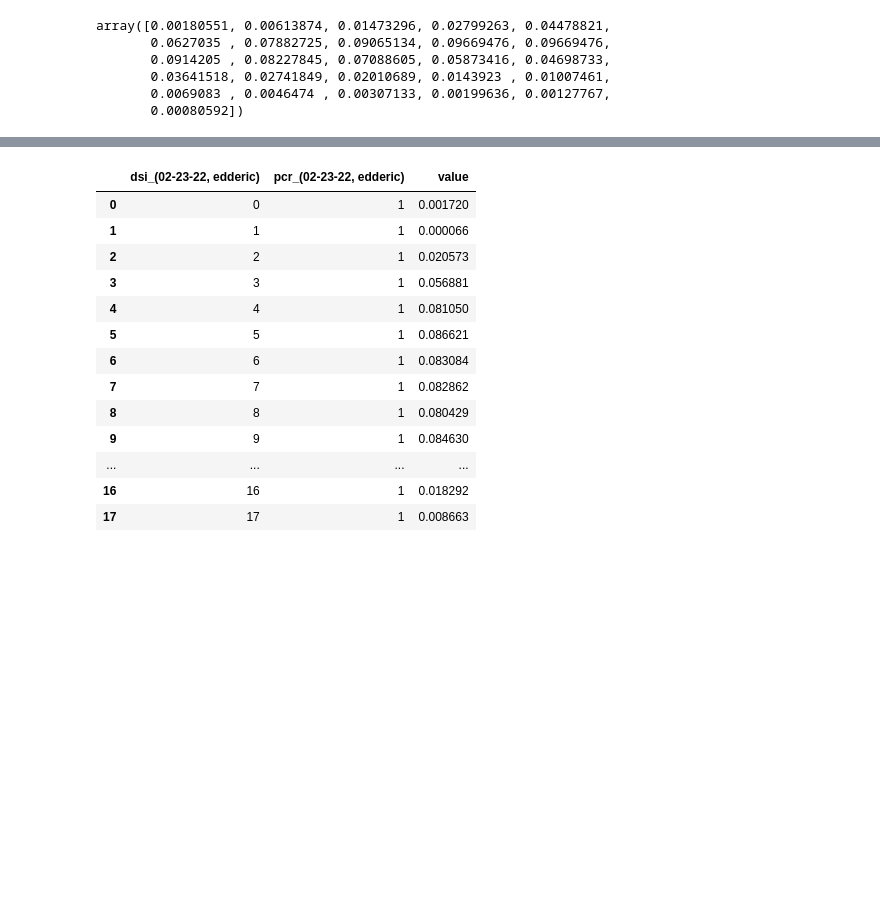
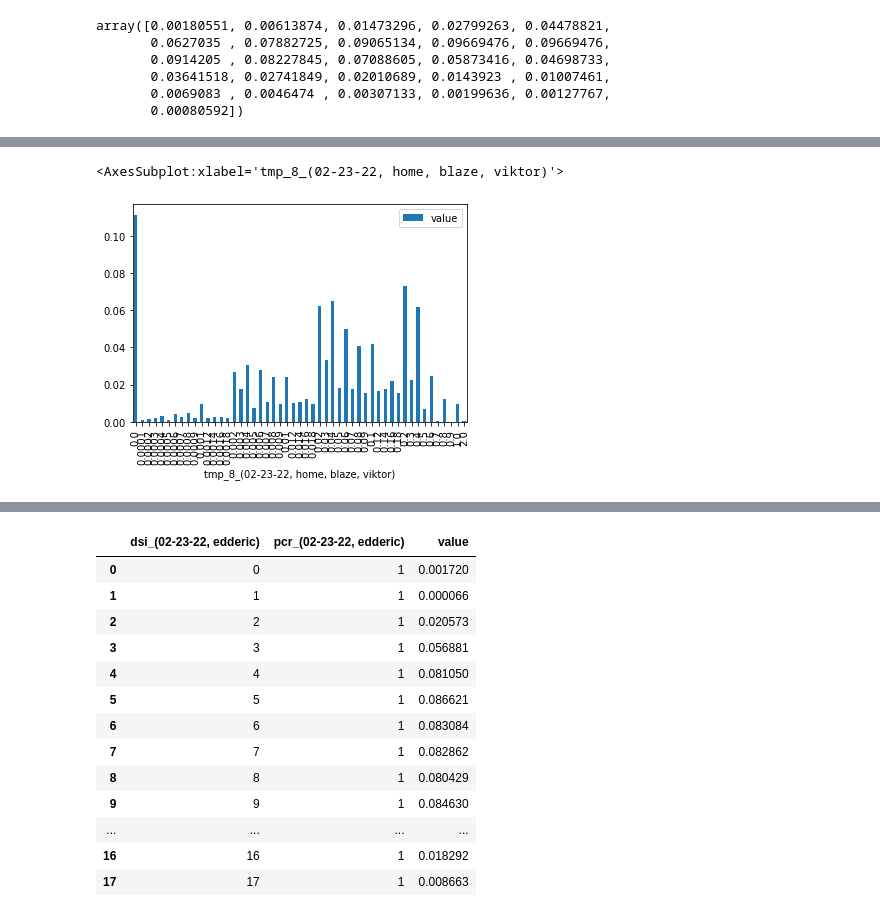
Before and after one commit to Edderic/graphica, a Jupyter notebook: notebooks/gather_risk/gather-risk.ipynb, the cells around one changed output, grey strips where cells are left out. Drawn from its saved outputs; the diff is of its cells as text; code cells hidden in the pictures; blank space fills up the shorter version.

```diff
--- a/notebooks/gather_risk/gather-risk.ipynb
+++ b/notebooks/gather_risk/gather-risk.ipynb
@@ -182,0 +244,16 @@ array([0.00180551, 0.00613874, 0.01473296, 0.02799263, 0.04478821,
+# %%
+
+result = VE(
+    network=bn,
+    query=Query(
+        outcomes=[f"tmp_8_{index_name(dates[0].strftime('%m-%d-%y'), 'home', 'blaze', 'viktor')}"],
+        # givens=[
+        #     {
+        #         f'rapid_{date_self_suffix}': 1,
+        #         f'rapid_{index_name(dates[0] + timedelta(days=1), person)}': 1
+        #     }
+        # ],
+    )
+).compute()
+
+results.append(result.get_df())
@@ -182,0 +280,5 @@ array([0.00180551, 0.00613874, 0.01473296, 0.02799263, 0.04478821,
+# %%
+results[0].plot.bar(x='tmp_8_(02-23-22, home, blaze, viktor)', y='value')
+# %% [output]
+<AxesSubplot:xlabel='tmp_8_(02-23-22, home, blaze, viktor)'>
+[figure, added]
```
Also changed, not shown: parts of 14 cells of this notebook.
